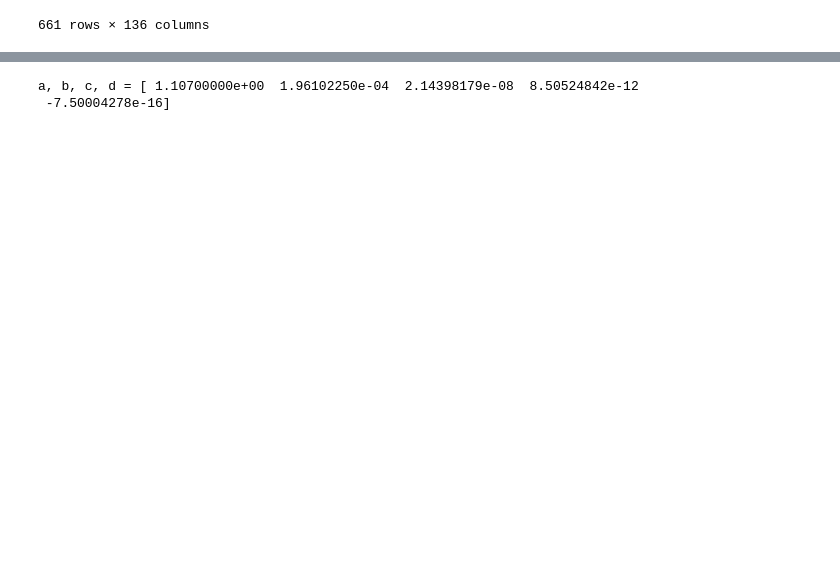
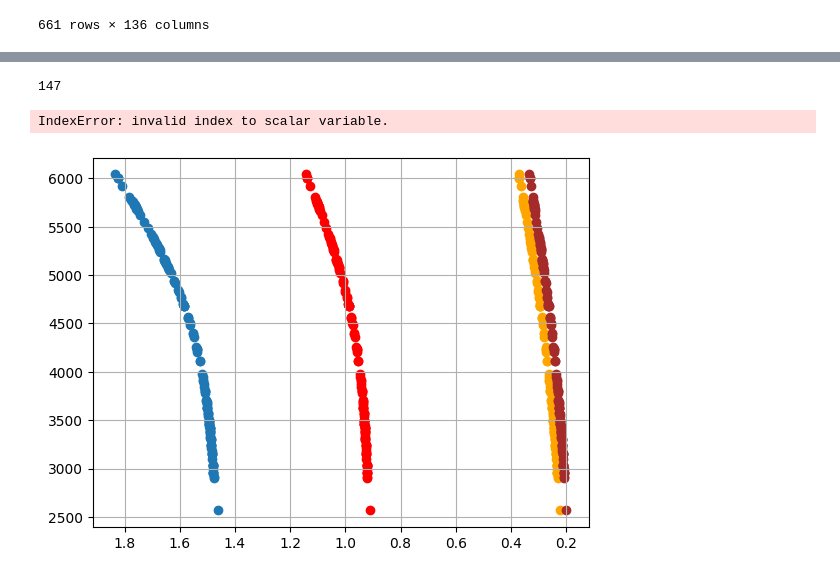
Before and after one commit to Vegaaa99/Tesis, a Jupyter notebook: Data_Analysisi.ipynb, the cells around one changed output, grey strips where cells are left out. Drawn from its saved outputs; the diff is of its cells as text; code cells hidden in the pictures; blank space fills up the shorter version.

Commit message:
Adding graph HZ

```diff
--- a/Data_Analysisi.ipynb
+++ b/Data_Analysisi.ipynb
@@ -146,15 +135,50 @@ array([1.776     , 1.107     , 0.356     , 1.08738367, 1.00899184,
-# %%
-S_eff = np.zeros_like()
-# %%
-
-
-# Example: Fit S_eff vs T_eff for a new planetary mass
-T_eff = np.array([2600, 3000, 5780, 7200])  # Stellar temperatures
-S_eff_model = np.array([0.35, 0.5, 1.107, 1.45])  # Your model results
-
-# Fit 4th-order polynomial
-coefficients = np.polyfit(T_eff - 5780, S_eff_model, 4)
-print("a, b, c, d =", coefficients[::-1])  # [d, c, b, a]
-# %% [output]
-a, b, c, d = [ 1.10700000e+00  1.96102250e-04  2.14398179e-08  8.50524842e-12
- -7.50004278e-16]
+# %%
+# Definiendo las variables para los límites
+recentVenus = []
+runawayGreenhouse = []
+maxGreenhouse = []
+earlyMars = []
+fivemeRunaway = []
+tenthmeRunaway = []
+# %%
+# Calculating the effective flux for each limit
+for t in T :
+    for i in range(len(a)):
+        S_eff[i] = Kopparapu_flux (a[i], b[i], c[i], d[i], t, S_eff_sun[i])
+        #print(S_eff[i])
+
+    recentVenus.append(S_eff[0])
+    runawayGreenhouse.append(S_eff[1])
+    maxGreenhouse.append(S_eff[2])
+    earlyMars.append(S_eff[3])
+    fivemeRunaway.append(S_eff[4])
+    tenthmeRunaway.append(S_eff[5])
+# %%
+print(np.size(runawayGreenhouse))
+# %% [output]
+147
+# %%
+for i in range(len(T_eff)):
+    hzdat.write(
+        f'   {T_eff.iloc[i]:6.0f}      '
+        f'{S_eff[i][0]:6.6E}      '  # First value in the i-th sublist
+        f'{S_eff[i][1]:6.6E}     '
+        f'{S_eff[i][2]:6.6E}   '
+        f'{S_eff[i][3]:6.6E} '
+        f'{S_eff[i][4]:6.6E} '
+        f'{S_eff[i][5]:6.6E}  \n'
+    )
+# %% [output]
+IndexError: invalid index to scalar variable.
+# %%
+# Graficando Temperatura vs ratio S_eff/S_o
+
+plt.scatter(recentVenus, T_eff)
+plt.scatter(runawayGreenhouse, T_eff, color = 'red')
+plt.scatter(maxGreenhouse, T_eff, color = 'orange')
+plt.scatter(earlyMars, T_eff, color = 'brown')
+plt.gca().invert_xaxis()
+plt.grid(True)
+plt.show()
+# %% [output]
+[figure, added]
```
Also changed, not shown: parts of 6 cells of this notebook, 1 other file.
